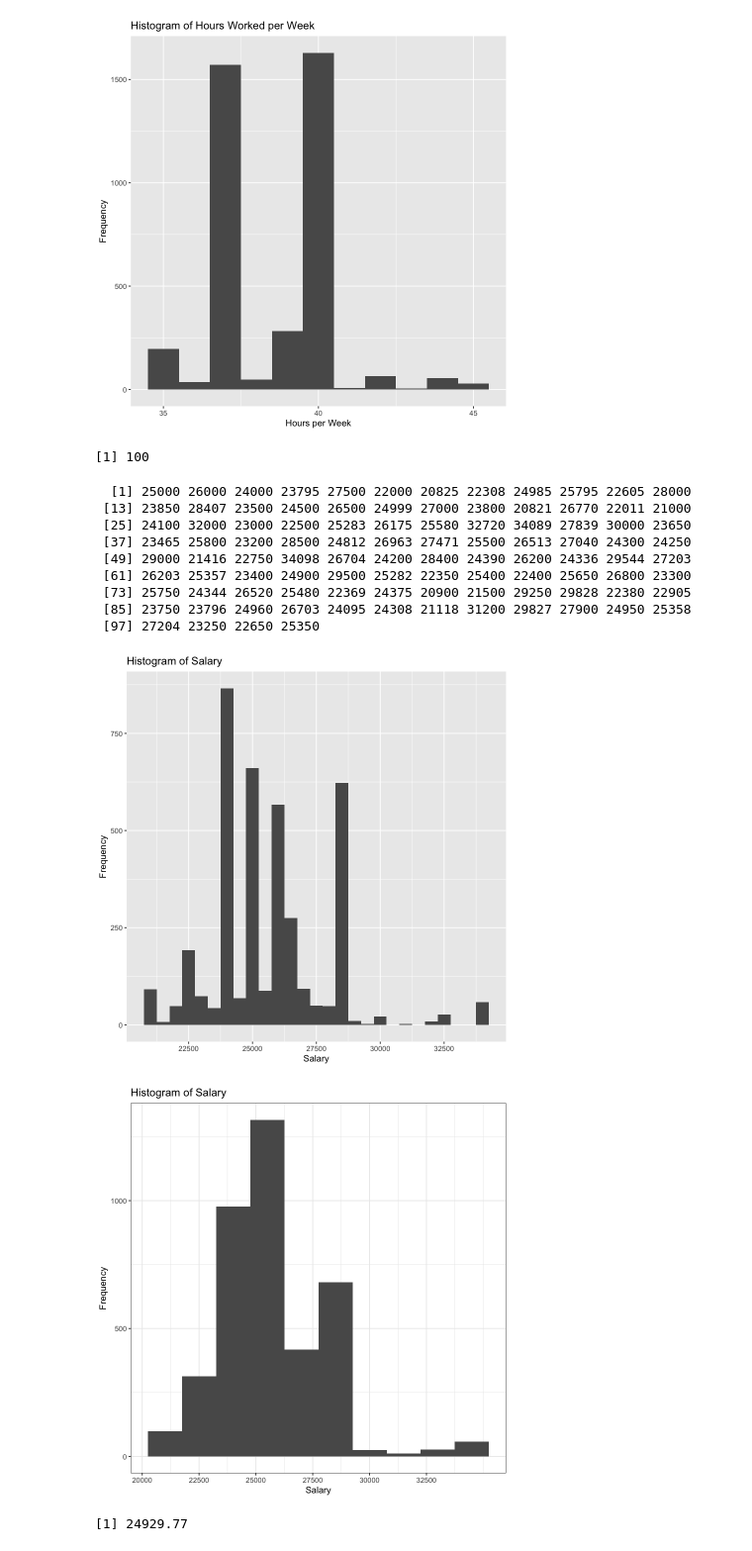
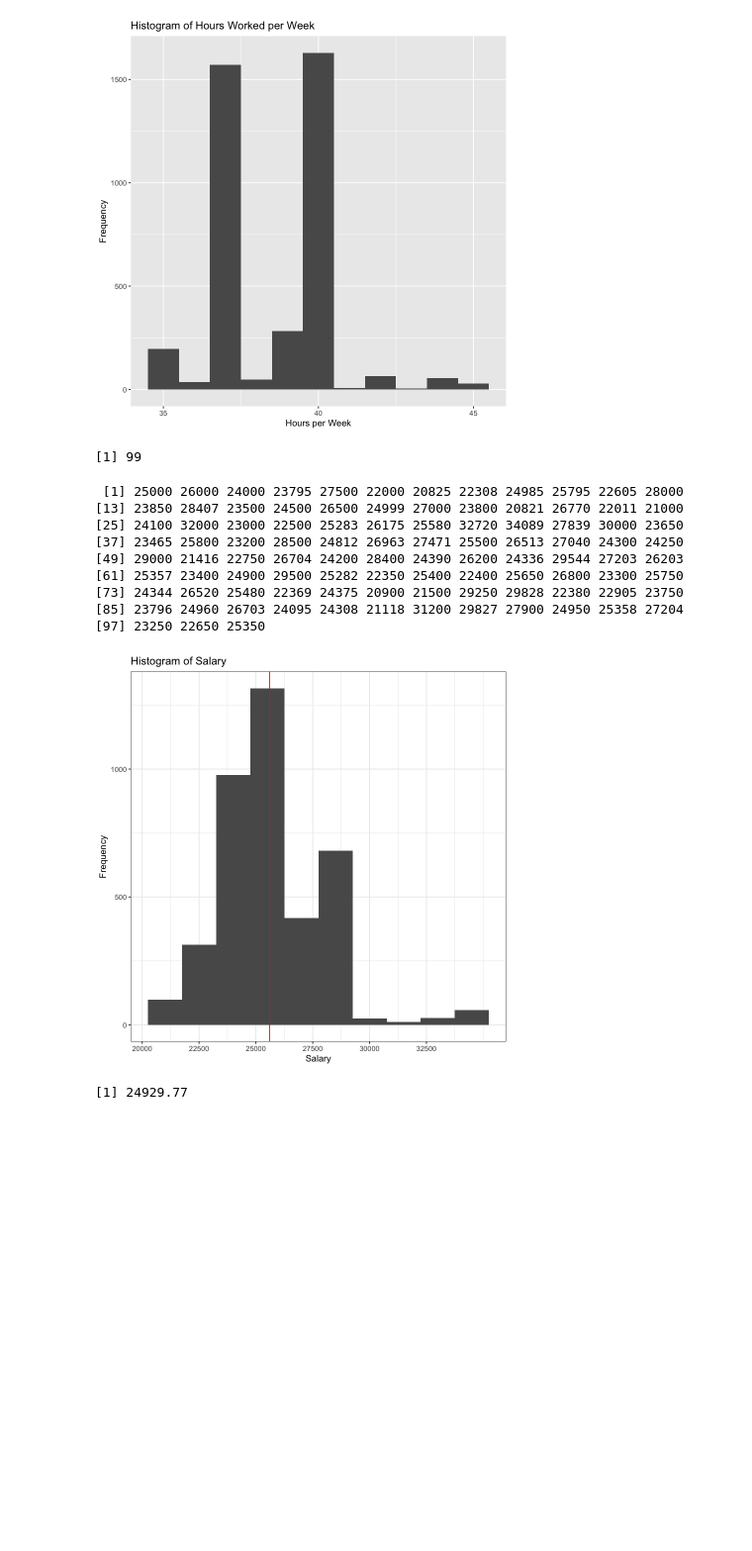
Before and after one commit to kwjo/TP-pay, a Jupyter notebook: oriel2526.ipynb, the cells around one changed output. Shown at 99% size. Saved outputs shown, nothing was run; the diff lists cells and outputs as text; code cells hidden in the pictures; blank space fills up the shorter version.

```diff
--- a/oriel2526.ipynb
+++ b/oriel2526.ipynb
@@ -82,41 +100,42 @@ hours.worked.plot
 # %%
 # Define the plot for Salary with meaningful intervals
 salary.plot <- ggplot(OD, aes(x = Salary)) +
   geom_histogram(binwidth = 500) +
   ggtitle("Histogram of Salary") +
   xlab("Salary") +
   ylab("Frequency") +
   scale_x_continuous(breaks = seq(20000, max(OD$Salary, na.rm = TRUE), by = 2500))
 
 # Display the plot
-salary.plot
 
 length(unique(OD$Salary))
 unique(OD$Salary)
 
 # Define the plot for Salary with meaningful intervals
 salary.plot <- ggplot(OD, aes(x = Salary)) +
   geom_histogram(binwidth = 1500) +
   ggtitle("Histogram of Salary") +
   xlab("Salary") +
   ylab("Frequency") +
   scale_x_continuous(breaks = seq(20000, max(OD$Salary, na.rm = TRUE), by = 2500)) +
-  theme_bw()
+  theme_bw() +
+  geom_vline(xintercept = 25600, color = "red")
+
+
 
 salary.plot
 # %% [output]
-[1] 100
+[1] 99
-  [1] 25000 26000 24000 23795 27500 22000 20825 22308 24985 25795 22605 28000
- [13] 23850 28407 23500 24500 26500 24999 27000 23800 20821 26770 22011 21000
- [25] 24100 32000 23000 22500 25283 26175 25580 32720 34089 27839 30000 23650
- [37] 23465 25800 23200 28500 24812 26963 27471 25500 26513 27040 24300 24250
- [49] 29000 21416 22750 34098 26704 24200 28400 24390 26200 24336 29544 27203
- [61] 26203 25357 23400 24900 29500 25282 22350 25400 22400 25650 26800 23300
- [73] 25750 24344 26520 25480 22369 24375 20900 21500 29250 29828 22380 22905
- [85] 23750 23796 24960 26703 24095 24308 21118 31200 29827 27900 24950 25358
- [97] 27204 23250 22650 25350
+ [1] 25000 26000 24000 23795 27500 22000 20825 22308 24985 25795 22605 28000
+[13] 23850 28407 23500 24500 26500 24999 27000 23800 20821 26770 22011 21000
+[25] 24100 32000 23000 22500 25283 26175 25580 32720 34089 27839 30000 23650
+[37] 23465 25800 23200 28500 24812 26963 27471 25500 26513 27040 24300 24250
+[49] 29000 21416 22750 26704 24200 28400 24390 26200 24336 29544 27203 26203
+[61] 25357 23400 24900 29500 25282 22350 25400 22400 25650 26800 23300 25750
+[73] 24344 26520 25480 22369 24375 20900 21500 29250 29828 22380 22905 23750
+[85] 23796 24960 26703 24095 24308 21118 31200 29827 27900 24950 25358 27204
+[97] 23250 22650 25350
-[figure, old version]
+[figure, new version]
-[figure, removed]
 # %%
 community.pharmacy.average.salary <- mean(OD$Salary[OD$Employer.Type == "Primary Care"], na.rm = TRUE)
 community.pharmacy.average.salary
```
Also changed, not shown: parts of 4 cells of this notebook, 1 other file.
